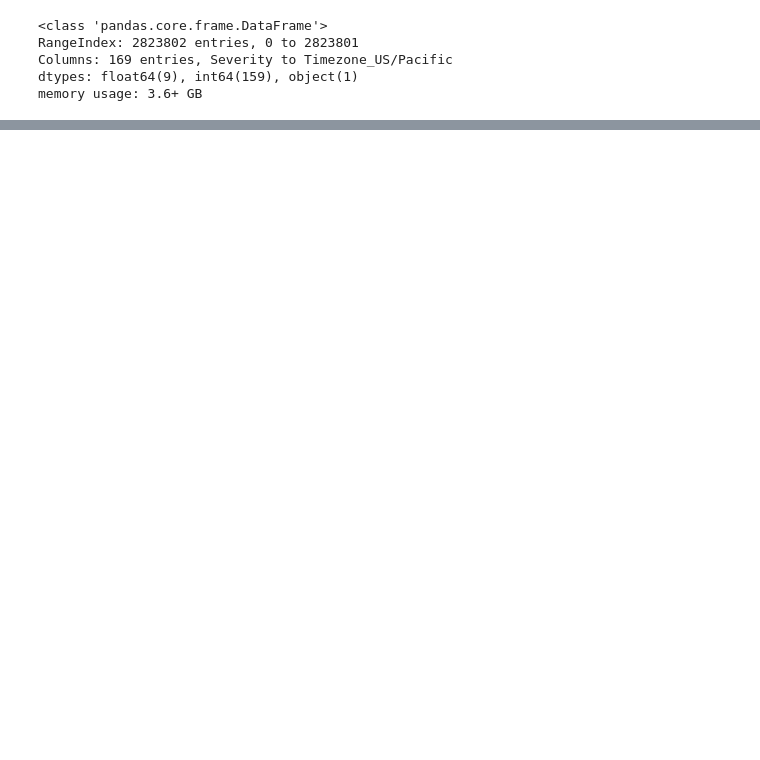
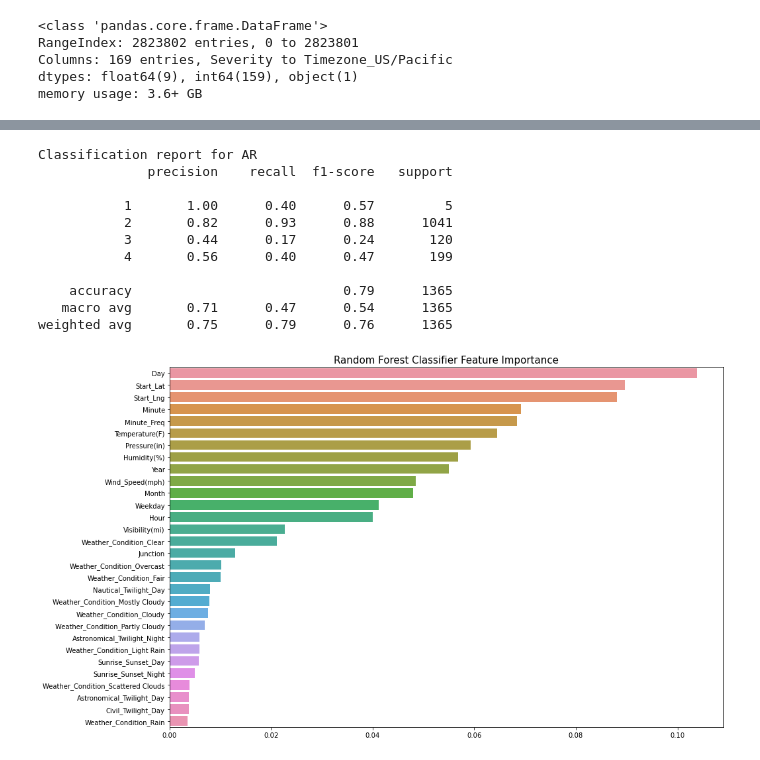
Before and after one commit to weslieashlyn/5300-Traffic-Accidents, a Jupyter notebook: Data Cleaning.ipynb, the cells around one changed output, grey strips where cells are left out. Saved outputs shown, nothing was run; the diff lists cells and outputs as text; code cells hidden in the pictures; blank space fills up the shorter version.

```diff
--- a/Data Cleaning.ipynb
+++ b/Data Cleaning.ipynb
@@ -597,0 +652,15 @@ weighted avg       0.76      0.77      0.75     66515
+# %%
+run_prediction_report("AR")
+# %% [output]
+Classification report for AR
+              precision    recall  f1-score   support
+
+           1       1.00      0.40      0.57         5
+           2       0.82      0.93      0.88      1041
+           3       0.44      0.17      0.24       120
+           4       0.56      0.40      0.47       199
+
+    accuracy                           0.79      1365
+   macro avg       0.71      0.47      0.54      1365
+weighted avg       0.75      0.79      0.76      1365
+[figure, added]
```
Also changed, not shown: parts of 8 cells of this notebook.
